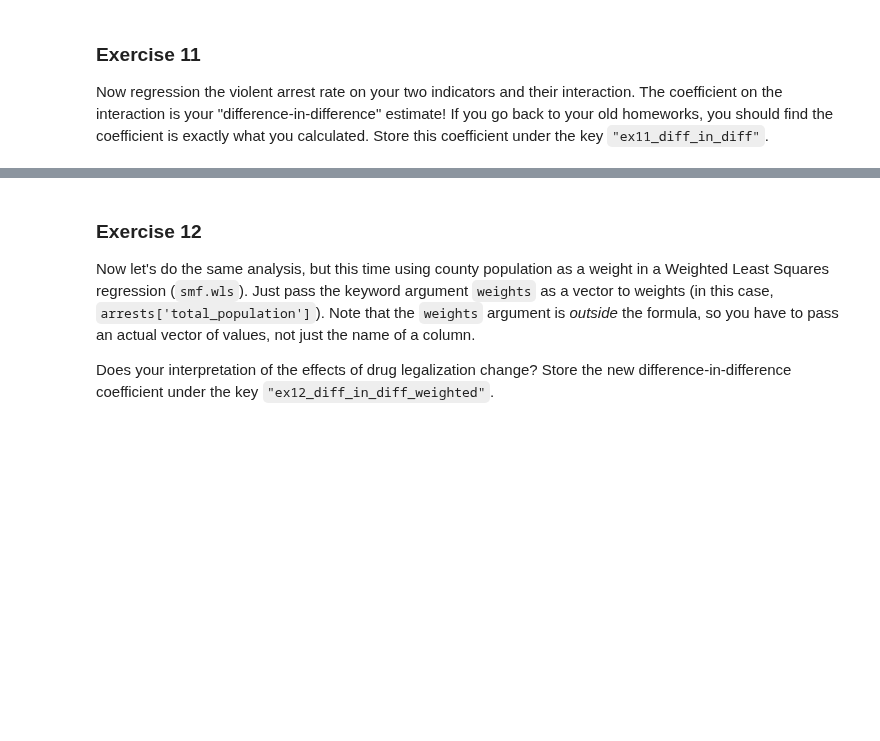
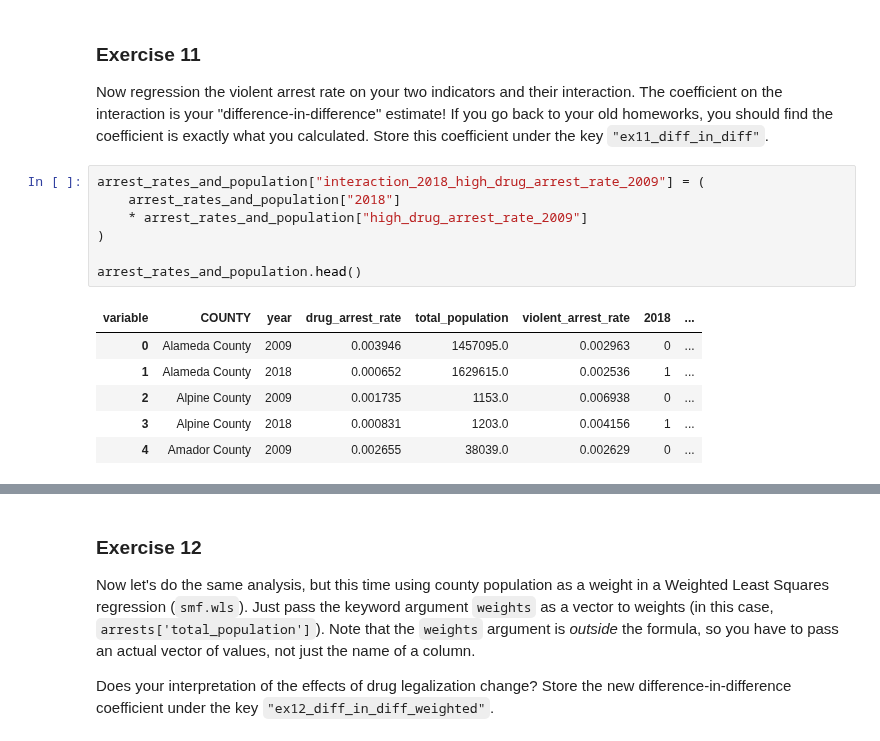
Before and after one commit to BarbaraPFloresRios/IDS720_PracticalDataScience, a Jupyter notebook: 20231116_ExerciseStatsmodels/Exercise_statsmodels.ipynb, the cells around one changed output, grey strips where cells are left out. Saved outputs shown, nothing was run; the diff lists cells and outputs as text; blank space fills up the shorter version.

```diff
--- a/20231116_ExerciseStatsmodels/Exercise_statsmodels.ipynb
+++ b/20231116_ExerciseStatsmodels/Exercise_statsmodels.ipynb
@@ -422,3 +534,17 @@ As a check, store the number of counties that have a high drug arrest rate in 20
 ### Exercise 11
 
 Now regression the violent arrest rate on your two indicators and their interaction. The coefficient on the interaction is your "difference-in-difference" estimate! If you go back to your old homeworks, you should find the coefficient is exactly what you calculated. Store this coefficient under the key  `"ex11_diff_in_diff"`.
+# %%
+arrest_rates_and_population["interaction_2018_high_drug_arrest_rate_2009"] = (
+    arrest_rates_and_population["2018"]
+    * arrest_rates_and_population["high_drug_arrest_rate_2009"]
+)
+
+arrest_rates_and_population.head()
+# %% [output]
+| variable | COUNTY | year | drug_arrest_rate | total_population | violent_arrest_rate | 2018 | ... |
+| 0 | Alameda County | 2009 | 0.003946 | 1457095.0 | 0.002963 | 0 | ... |
+| 1 | Alameda County | 2018 | 0.000652 | 1629615.0 | 0.002536 | 1 | ... |
+| 2 | Alpine County | 2009 | 0.001735 | 1153.0 | 0.006938 | 0 | ... |
+| 3 | Alpine County | 2018 | 0.000831 | 1203.0 | 0.004156 | 1 | ... |
+| 4 | Amador County | 2009 | 0.002655 | 38039.0 | 0.002629 | 0 | ... |
```
Also changed, not shown: parts of 19 cells of this notebook, 1 other file.
